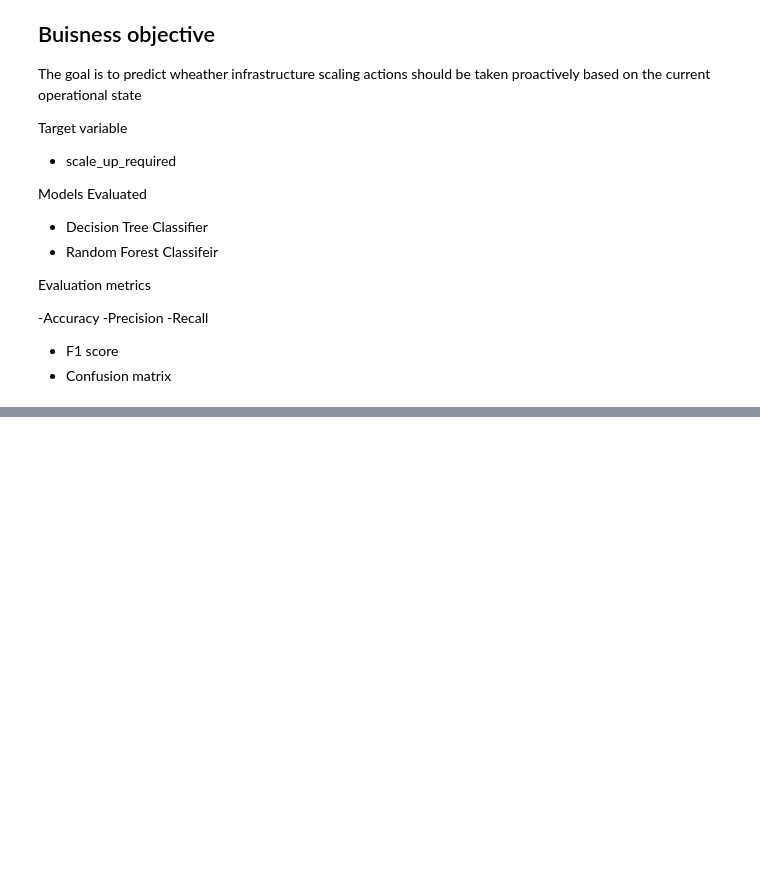
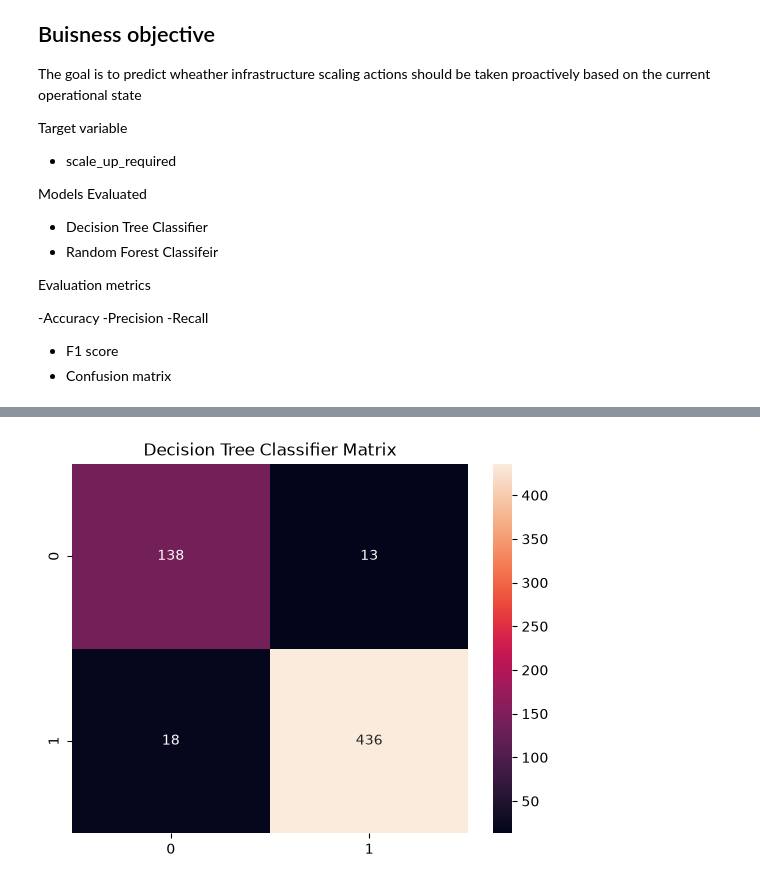
Before and after one commit to NiharikaKrishna-DS/ecommerce-infrastructure-scaling, a Jupyter notebook: ecommerce_infrastructure_scaling_analysis.ipynb, the cells around one changed output, grey strips where cells are left out. Drawn from its saved outputs; the diff is of its cells as text; code cells hidden in the pictures; blank space fills up the shorter version.

Commit message:
Completed Task 5 scale-up classification and model evaluation

```diff
--- a/ecommerce_infrastructure_scaling_analysis.ipynb
+++ b/ecommerce_infrastructure_scaling_analysis.ipynb
@@ -959,0 +958,18 @@ ValueError: Found input variables with inconsistent numbers of samples: [605, 24
+# %%
+cm_dt = confusion_matrix(
+    Y_test_cls,dt_pred
+)
+
+sns.heatmap(
+    cm_dt,
+    annot=True,
+    fmt='d'
+)
+
+plt.title(
+    "Decision Tree Classifier Matrix"
+)
+plt.savefig(r"D:\Projects\ecommerce-infrastructure-scaling\outputs\tasks5\Confusion_matrix_DT.png")
+plt.show()
+# %% [output]
+[figure, added]
```
Also changed, not shown: parts of 5 cells of this notebook, 3 other files.
